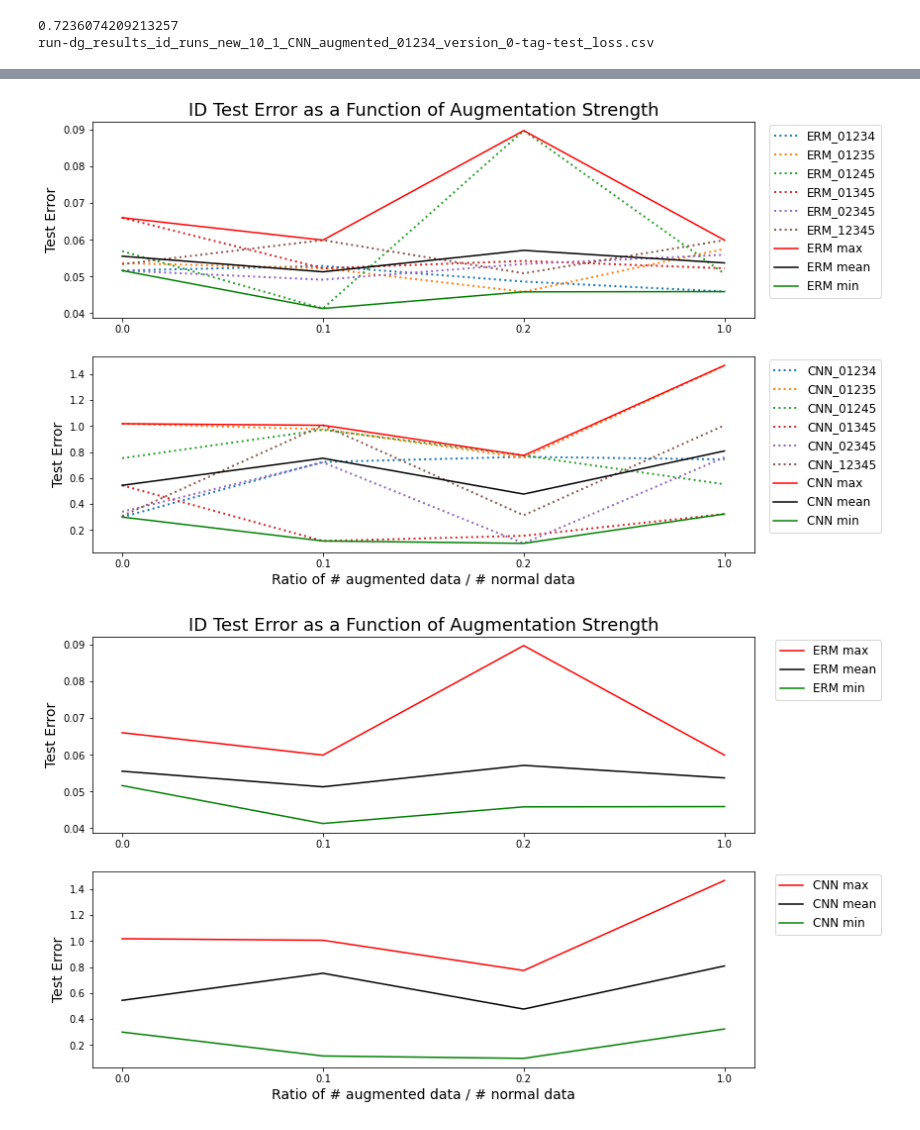
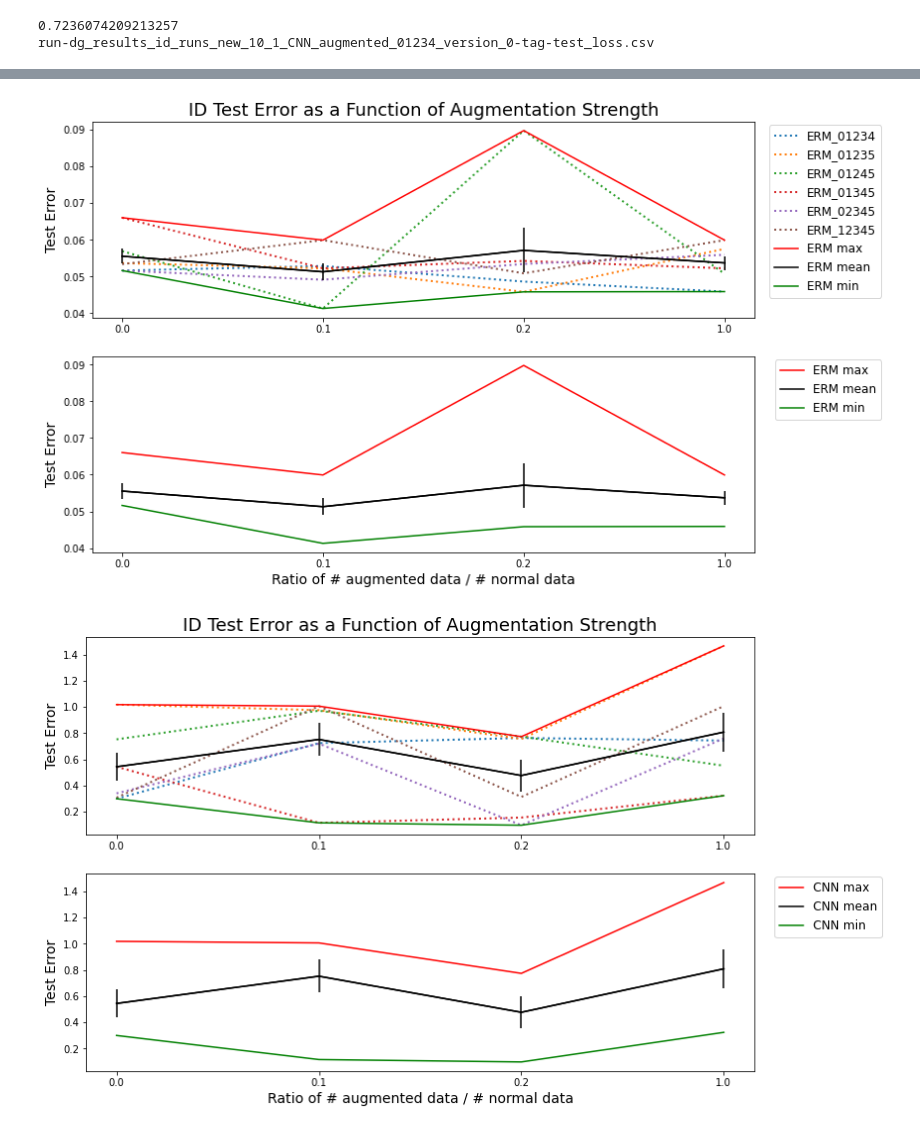
Before and after one commit to leon-marx/bachelor-lightning, a Jupyter notebook: plotting/Experiment.ipynb, the cells around one changed output, grey strips where cells are left out. Saved outputs shown, nothing was run; the diff lists cells and outputs as text; code cells hidden in the pictures.

Commit message:
added own check_dg in order to receive error estimates

```diff
--- a/plotting/Experiment.ipynb
+++ b/plotting/Experiment.ipynb
@@ -203,13 +203,13 @@ for i, df in enumerate(dfs):
 for i, df in enumerate(dfs):
     name = names[i].split("_")
     if name[3] == "ERM" and name[5] == "0.1":
-        label = linearity_dict[name[4]] + " ERM, Weight Decay: " + name[5]
+        label = linearity_dict[name[4]] + " model, Weight Decay: " + name[5]
         ax.plot(df["Step"], df["Value"], label=label, color=f"C{k}")
         # if np.array(df["Value"])[-1] < 0.2:
             # axins.plot(df["Step"][-10:], df["Value"][-10:], color=f"C{k}")
         k += 1
 
-plt.title(f"Validation Loss for Classifier Grid Search: ERM Models", size=18)
+plt.title(f"Validation Loss for Classifier Grid Search: model Models", size=18)
 plt.xlabel("Step", size=14)
 plt.ylabel("Validation Loss", size=14)
 # plt.ylim(0, 1)
@@ -603,6 +614,7 @@ for v, n in zip(value_arr, name_arr):
 plt.subplot(2, 1, 1)
 plt.title("ID Test Error as a Function of Augmentation Strength", size=18)
 ERM_mean = np.zeros(4)
+D_ERM_mean = np.zeros(4)
 ERM_max = np.zeros(4)
 ERM_min = np.ones(4) * 100
 for k in ["01234", "01235", "01245", "01345", "02345", "12345"]:
@@ -614,52 +626,65 @@ for k in ["01234", "01235", "01245", "01345", "02345", "12345"]:
             ERM_max[i] = v
         if v < ERM_min[i]:
             ERM_min[i] = v
+for k in ["01234", "01235", "01245", "01345", "02345", "12345"]:
+    k = "ERM_" + k
+    D_ERM_mean += np.array(d[k] - ERM_mean) ** 2
+D_ERM_mean = np.sqrt(D_ERM_mean) / 6.0
 plt.ylabel("Test Error", size=14)
 plt.xticks([0, 1, 2, 3], ["0.0", "0.1", "0.2", "1.0"])
 plt.plot(np.arange(4), ERM_max, label="ERM max", color="r")
 plt.plot(np.arange(4), ERM_mean, label="ERM mean", color="k")
+plt.errorbar(np.arange(4), ERM_mean, yerr=D_ERM_mean, color="k")
 plt.plot(np.arange(4), ERM_min, label="ERM min", color="g")
 plt.legend(bbox_to_anchor=(1.2,1.014), loc="upper right", fontsize=12)
 plt.subplot(2, 1, 2)
+plt.plot(np.arange(4), ERM_max, label="ERM max", color="r")
+plt.plot(np.arange(4), ERM_mean, label="ERM mean", color="k")
+plt.errorbar(np.arange(4), ERM_mean, yerr=D_ERM_mean, color="k")
+plt.plot(np.arange(4), ERM_min, label="ERM min", color="g")
+plt.legend(bbox_to_anchor=(1.2,1.014), loc="upper right", fontsize=12)
+plt.ylabel("Test Error", size=14)
+plt.xlabel("Ratio of # augmented data / # normal data", size=14)
+plt.xticks([0, 1, 2, 3], ["0.0", "0.1", "0.2", "1.0"])
+plt.legend(bbox_to_anchor=(1.2,1.014), loc="upper right", fontsize=12)
+plt.show()
+
+plt.figure(figsize=(12, 8))
+plt.subplot(2, 1, 1)
+plt.title("ID Test Error as a Function of Augmentation Strength", size=18)
 CNN_mean = np.zeros(4)
+D_CNN_mean = np.zeros(4)
 CNN_max = np.zeros(4)
 CNN_min = np.ones(4) * 100
 for k in ["01234", "01235", "01245", "01345", "02345", "12345"]:
     k = "CNN_" + k
     plt.plot(np.arange(4), d[k], label=k, ls=":", linewidth=2)
     CNN_mean += np.array(d[k]) / 6.0
     for i, v in enumerate(d[k]):
         if v > CNN_max[i]:
             CNN_max[i] = v
         if v < CNN_min[i]:
             CNN_min[i] = v
+for k in ["01234", "01235", "01245", "01345", "02345", "12345"]:
+    k = "CNN_" + k
+    D_CNN_mean += np.array(d[k] - CNN_mean) ** 2
+D_CNN_mean = np.sqrt(D_CNN_mean) / 6.0
 plt.ylabel("Test Error", size=14)
-plt.xlabel("Ratio of # augmented data / # normal data", size=14)
 plt.xticks([0, 1, 2, 3], ["0.0", "0.1", "0.2", "1.0"])
 plt.plot(np.arange(4), CNN_max, label="CNN max", color="r")
 plt.plot(np.arange(4), CNN_mean, label="CNN mean", color="k")
+plt.errorbar(np.arange(4), CNN_mean, yerr=D_CNN_mean, color="k")
 plt.plot(np.arange(4), CNN_min, label="CNN min", color="g")
-plt.legend(bbox_to_anchor=(1.2,1.014), loc="upper right", fontsize=12)
-plt.show()
-
-plt.figure(figsize=(12, 8))
-plt.subplot(2, 1, 1)
-plt.title("ID Test Error as a Function of Augmentation Strength", size=18)
-plt.plot(np.arange(4), ERM_max, label="ERM max", color="r")
-plt.plot(np.arange(4), ERM_mean, label="ERM mean", color="k")
-plt.plot(np.arange(4), ERM_min, label="ERM min", color="g")
-plt.legend(bbox_to_anchor=(1.2,1.014), loc="upper right", fontsize=12)
-plt.ylabel("Test Error", size=14)
-plt.xticks([0, 1, 2, 3], ["0.0", "0.1", "0.2", "1.0"])
 plt.subplot(2, 1, 2)
 plt.plot(np.arange(4), CNN_max, label="CNN max", color="r")
 plt.plot(np.arange(4), CNN_mean, label="CNN mean", color="k")
+plt.errorbar(np.arange(4), CNN_mean, yerr=D_CNN_mean, color="k")
 plt.plot(np.arange(4), CNN_min, label="CNN min", color="g")
 plt.legend(bbox_to_anchor=(1.2,1.014), loc="upper right", fontsize=12)
 plt.ylabel("Test Error", size=14)
 plt.xlabel("Ratio of # augmented data / # normal data", size=14)
 plt.xticks([0, 1, 2, 3], ["0.0", "0.1", "0.2", "1.0"])
 plt.show()
 # %% [output]
-[figure, old version]
+[figure, new version]
-[figure, old version]
+[figure, new version]
```
Also changed, not shown: parts of 16 cells of this notebook, 1 other file.
